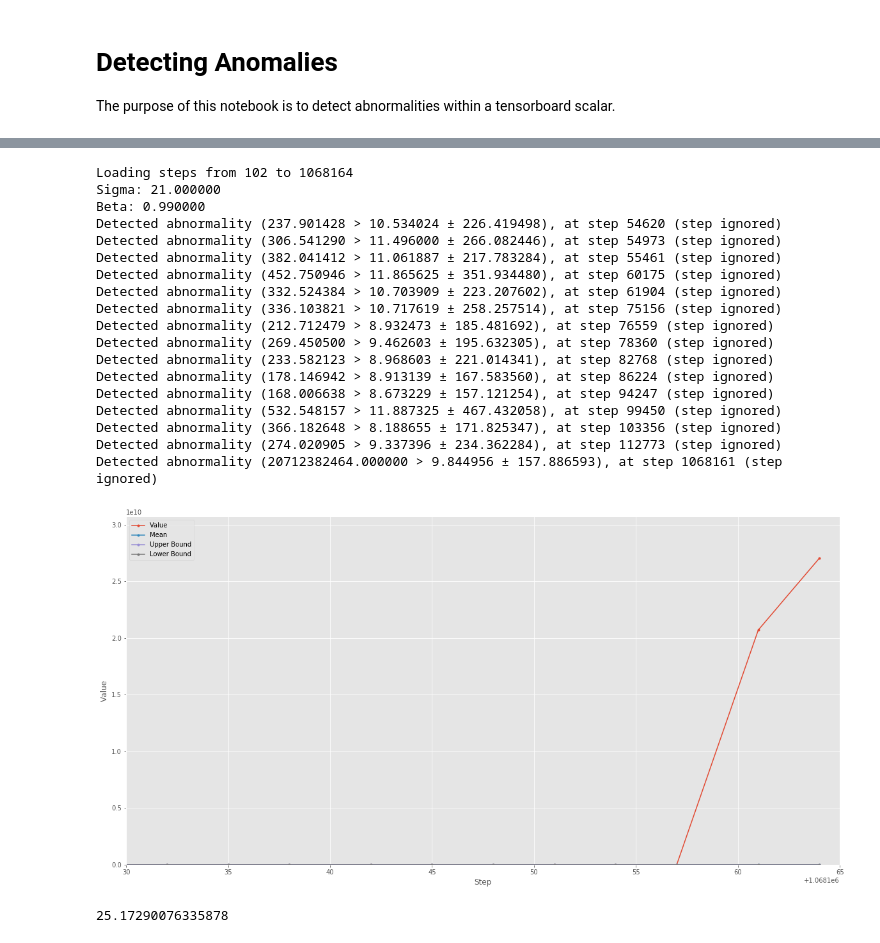
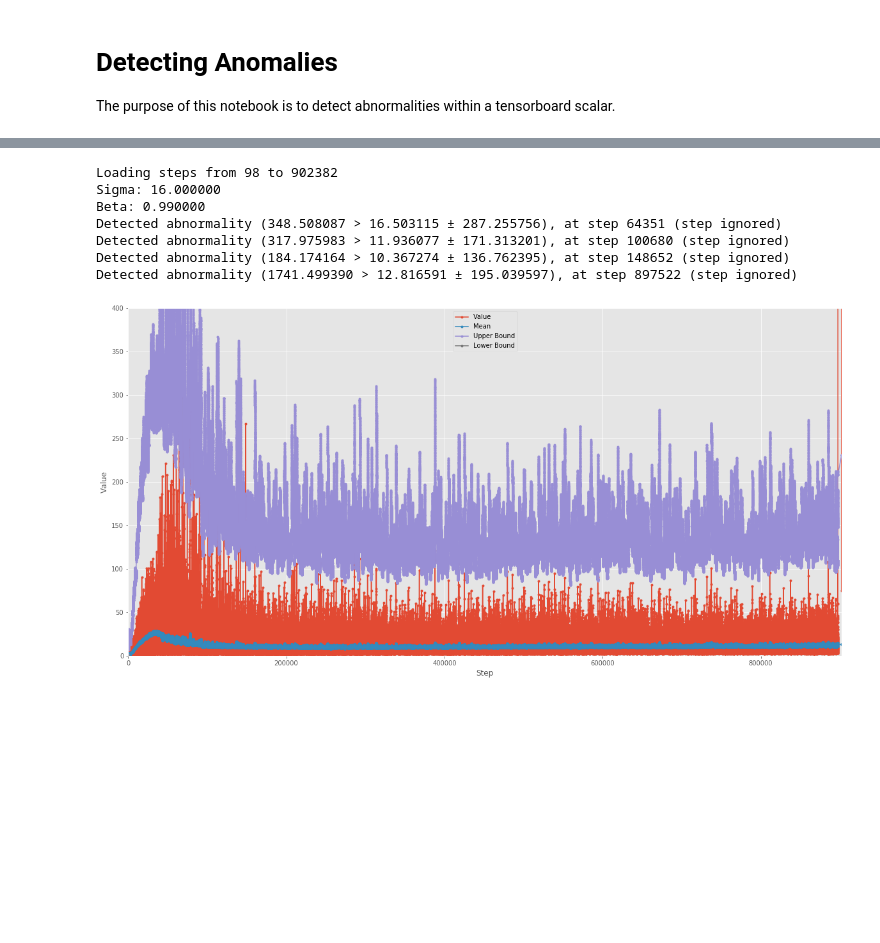
Before and after one commit to wellsaid-labs/tts-evaluation, a Jupyter notebook: notebooks/Detecting Anomalies.ipynb, the cells around one changed output, grey strips where cells are left out. Drawn from its saved outputs; the diff is of its cells as text; code cells hidden in the pictures; blank space fills up the shorter version.

```diff
--- a/notebooks/Detecting Anomalies.ipynb
+++ b/notebooks/Detecting Anomalies.ipynb
@@ -33,7 +33,7 @@ def get_running_mean_and_standard_deviation(steps, values, beta=0.9, sigma=8):
     """
     assert len(values) == len(steps)
 
-    stats = ExponentiallyWeightedMovingAverage()
+    stats = ExponentiallyWeightedMovingAverage(beta=beta)
     means, standard_deviations = [], []
     average, variance = 0.0, 0.0
     last_abnormality = 0
@@ -154,27 +146,12 @@ Sample: [(1533513088.455998, 102.0, 0.956061840057373), (1533513143.6294057, 105
 # %%
-plot(*parameter_norm, sigma=21, beta=0.99)
-_ = pyplot.axis([1068130, parameter_norm[0][-1] + 1, 0, 30712382464])
+plot(*parameter_norm, sigma=16, beta=0.99)
+_ = pyplot.axis([0, parameter_norm[0][-1] + 10, 0, 400])
 # %% [output]
-Loading steps from 102 to 1068164
-Sigma: 21.000000
+Loading steps from 98 to 902382
+Sigma: 16.000000
 Beta: 0.990000
-Detected abnormality (237.901428 > 10.534024 ± 226.419498), at step 54620 (step ignored)
-Detected abnormality (306.541290 > 11.496000 ± 266.082446), at step 54973 (step ignored)
-Detected abnormality (382.041412 > 11.061887 ± 217.783284), at step 55461 (step ignored)
-Detected abnormality (452.750946 > 11.865625 ± 351.934480), at step 60175 (step ignored)
-Detected abnormality (332.524384 > 10.703909 ± 223.207602), at step 61904 (step ignored)
-Detected abnormality (336.103821 > 10.717619 ± 258.257514), at step 75156 (step ignored)
-Detected abnormality (212.712479 > 8.932473 ± 185.481692), at step 76559 (step ignored)
-Detected abnormality (269.450500 > 9.462603 ± 195.632305), at step 78360 (step ignored)
-Detected abnormality (233.582123 > 8.968603 ± 221.014341), at step 82768 (step ignored)
-Detected abnormality (178.146942 > 8.913139 ± 167.583560), at step 86224 (step ignored)
-Detected abnormality (168.006638 > 8.673229 ± 157.121254), at step 94247 (step ignored)
-Detected abnormality (532.548157 > 11.887325 ± 467.432058), at step 99450 (step ignored)
-Detected abnormality (366.182648 > 8.188655 ± 171.825347), at step 103356 (step ignored)
-Detected abnormality (274.020905 > 9.337396 ± 234.362284), at step 112773 (step ignored)
-Detected abnormality (20712382464.000000 > 9.844956 ± 157.886593), at step 1068161 (step ignored)
+Detected abnormality (348.508087 > 16.503115 ± 287.255756), at step 64351 (step ignored)
+Detected abnormality (317.975983 > 11.936077 ± 171.313201), at step 100680 (step ignored)
+Detected abnormality (184.174164 > 10.367274 ± 136.762395), at step 148652 (step ignored)
+Detected abnormality (1741.499390 > 12.816591 ± 195.039597), at step 897522 (step ignored)
-[figure, old version]
+[figure, new version]
-# %%
-len(parameter_norm[0]) / 13100
-# %% [output]
-25.17290076335878
```
Also changed, not shown: parts of 5 cells of this notebook, 7 other files.
